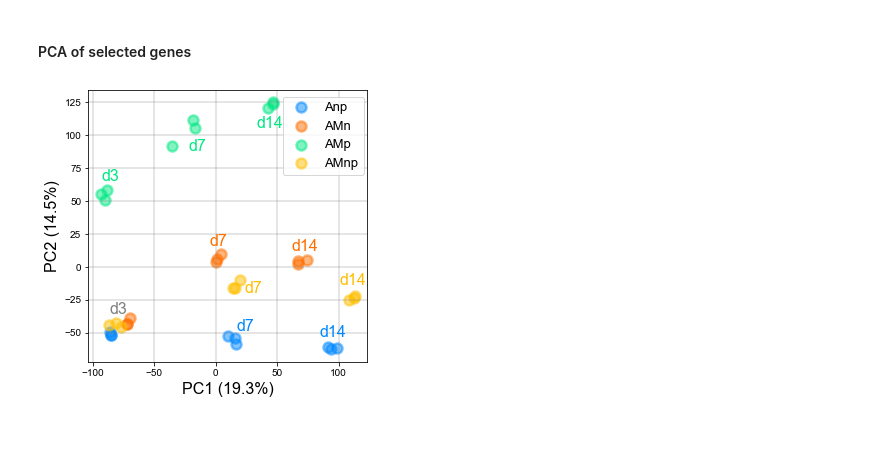
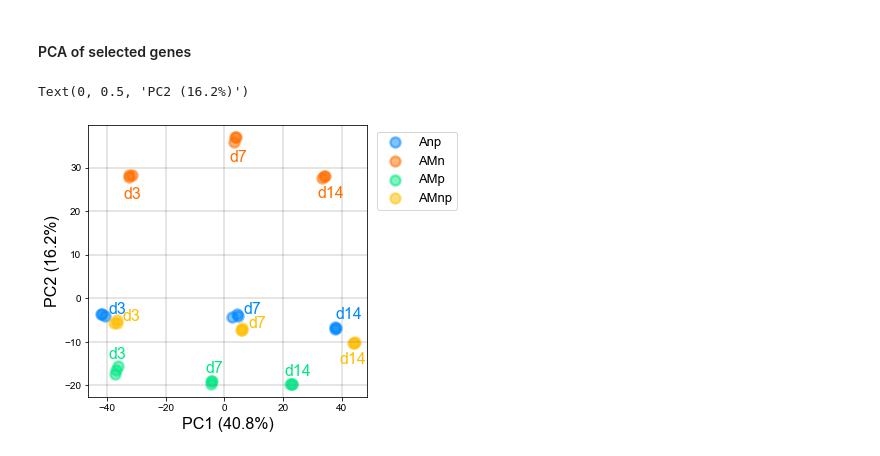
Before and after one commit to fenglabbuf/2025_Li_et_al, a Jupyter notebook: scripts/gene_selection.ipynb, the cells around one changed output. Cells and saved outputs as stored; diff of their text form; code cells hidden in the pictures.

```diff
--- a/scripts/gene_selection.ipynb
+++ b/scripts/gene_selection.ipynb
@@ -82,7 +82,8 @@ from sklearn.preprocessing import StandardScaler
 from sklearn.decomposition import PCA
 colors = {'Anp':'#0088ff', 'AMn':'#ff6f00', 'AMp':'#00e883', 'AMnp':'#ffbf00'}
 # %%
-pc_scale = StandardScaler().fit_transform(dfrlog.to_numpy().T)
+# pc_scale = StandardScaler().fit_transform(dfrlog.to_numpy().T)
+pc_scale = dfrlog.to_numpy().T
 pca = PCA(n_components=2)
 pca.fit(pc_scale)
 pca_value = pca.transform(pc_scale)
@@ -90,34 +91,37 @@ pc_r = pca.explained_variance_ratio_*100
 # %%
 plt.rcParams.update(plt.rcParamsDefault)
 %matplotlib inline
 rcParams['font.family']='arial'
 #rcParams.update({'font.size': 16})
 plt.figure(figsize=(5, 5))
 
 plt.scatter(pca_value[:9:, 0], pca_value[:9:,1], s=100, marker='o',linewidths=2.5,
             alpha=0.5, edgecolors=colors['Anp'], color = colors['Anp'], label='Anp')
 plt.scatter(pca_value[9:18, 0], pca_value[9:18,1], s=100, marker='o', linewidths=2.5,
             alpha=0.5, edgecolors=colors['AMn'], color = colors['AMn'], label='AMn')
 plt.scatter(pca_value[18:27, 0], pca_value[18:27,1], s=100, marker='o',linewidths=2.5,
             alpha=0.5, edgecolors=colors['AMp'], color = colors['AMp'], label='AMp')
 plt.scatter(pca_value[27:, 0], pca_value[27:,1], s=100, marker='o',linewidths=2.5,
             alpha=0.5, edgecolors=colors['AMnp'], color = colors['AMnp'], label='AMnp')
 plt.grid(linewidth=2, alpha=0.2, color='grey')
 plt.legend(bbox_to_anchor=(1.01,1), prop={'size':13})
 
-plt.text(pca_value[0,0], pca_value[0,1]+14, 'd3', color='grey', fontsize=16)
-plt.text(pca_value[1,0], pca_value[1,1]+10, 'd7', color=colors['Anp'], fontsize=16)
-plt.text(pca_value[2,0]-7, pca_value[2,1]+8, 'd14', color=colors['Anp'], fontsize=16)
-plt.text(pca_value[10,0]-5, pca_value[10,1]+12, 'd7', color=colors['AMn'], fontsize=16)
-plt.text(pca_value[11,0]-5, pca_value[11,1]+10, 'd14', color=colors['AMn'], fontsize=16)
-plt.text(pca_value[18,0], pca_value[18,1]+10, 'd3', color=colors['AMp'], fontsize=16)
-plt.text(pca_value[19,0]-5, pca_value[19,1]-17, 'd7', color=colors['AMp'], fontsize=16)
-plt.text(pca_value[20,0]-10, pca_value[20,1]-15, 'd14', color=colors['AMp'], fontsize=16)
-plt.text(pca_value[28,0]+4, pca_value[28,1]-10, 'd7', color=colors['AMnp'], fontsize=16)
-plt.text(pca_value[29,0]-12, pca_value[29,1]+8, 'd14', color=colors['AMnp'], fontsize=16)
+plt.text(pca_value[0,0]+2, pca_value[0,1], 'd3', color=colors['Anp'], fontsize=16)
+plt.text(pca_value[1,0]+2, pca_value[1,1], 'd7', color=colors['Anp'], fontsize=16)
+plt.text(pca_value[2,0], pca_value[2,1]+2, 'd14', color=colors['Anp'], fontsize=16)
+plt.text(pca_value[9,0]-2, pca_value[9,1]-5, 'd3', color=colors['AMn'], fontsize=16)
+plt.text(pca_value[10,0]-2, pca_value[10,1]-5.5, 'd7', color=colors['AMn'], fontsize=16)
+plt.text(pca_value[11,0]-2, pca_value[11,1]-5, 'd14', color=colors['AMn'], fontsize=16)
+plt.text(pca_value[18,0]-2, pca_value[18,1]+3.5, 'd3', color=colors['AMp'], fontsize=16)
+plt.text(pca_value[19,0]-2, pca_value[19,1]+2, 'd7', color=colors['AMp'], fontsize=16)
+plt.text(pca_value[20,0]-2, pca_value[20,1]+2, 'd14', color=colors['AMp'], fontsize=16)
+plt.text(pca_value[27,0]+2, pca_value[27,1], 'd3', color=colors['AMnp'], fontsize=16)
+plt.text(pca_value[28,0]+2, pca_value[28,1], 'd7', color=colors['AMnp'], fontsize=16)
+plt.text(pca_value[29,0]-5, pca_value[29,1]-5, 'd14', color=colors['AMnp'], fontsize=16)
 
 plt.xlabel('PC1 (' + str(pc_r[0])[:4] + '%)', fontsize=16)
 plt.ylabel('PC2 (' + str(pc_r[1])[:4] + '%)', fontsize=16)
-plt.savefig('./../figs/1G.png', dpi=400, pad_inches=0.1, bbox_inches='tight')
+# plt.savefig('./../figs/1G.png', dpi=400, pad_inches=0.1, bbox_inches='tight')
 # %% [output]
+Text(0, 0.5, 'PC2 (16.2%)')
-[figure, old version]
+[figure, new version]
```
Also changed, not shown: parts of 3 cells of this notebook, 4 other files.
